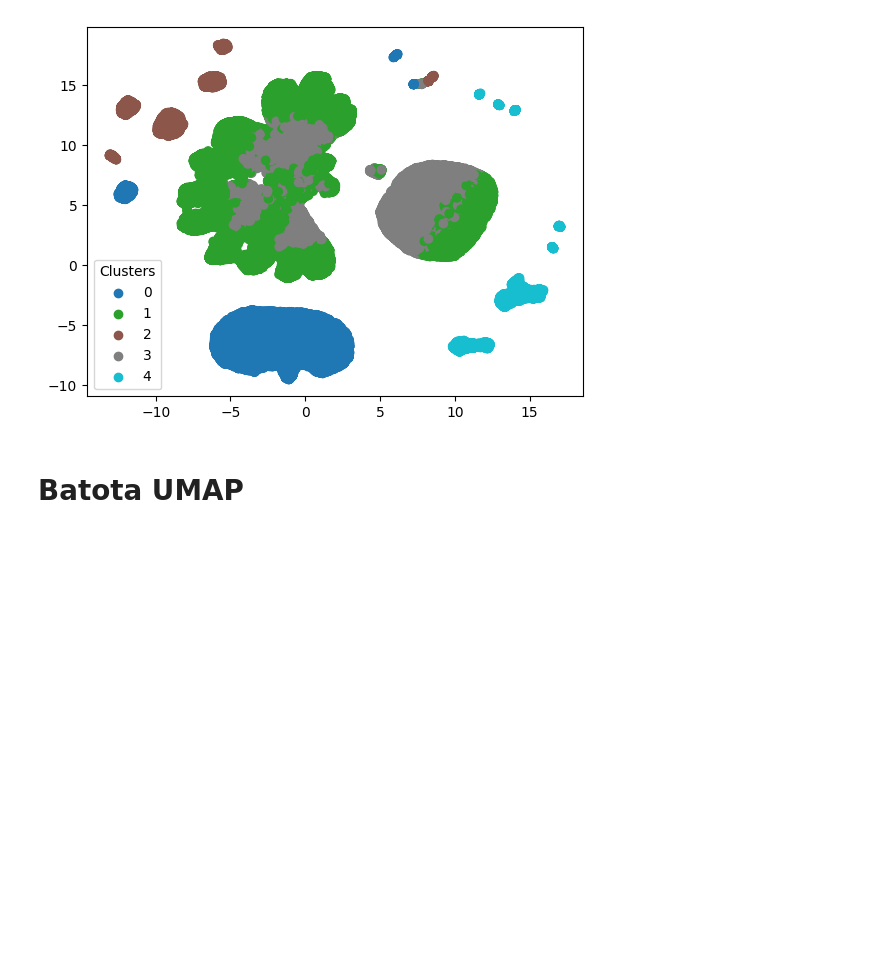
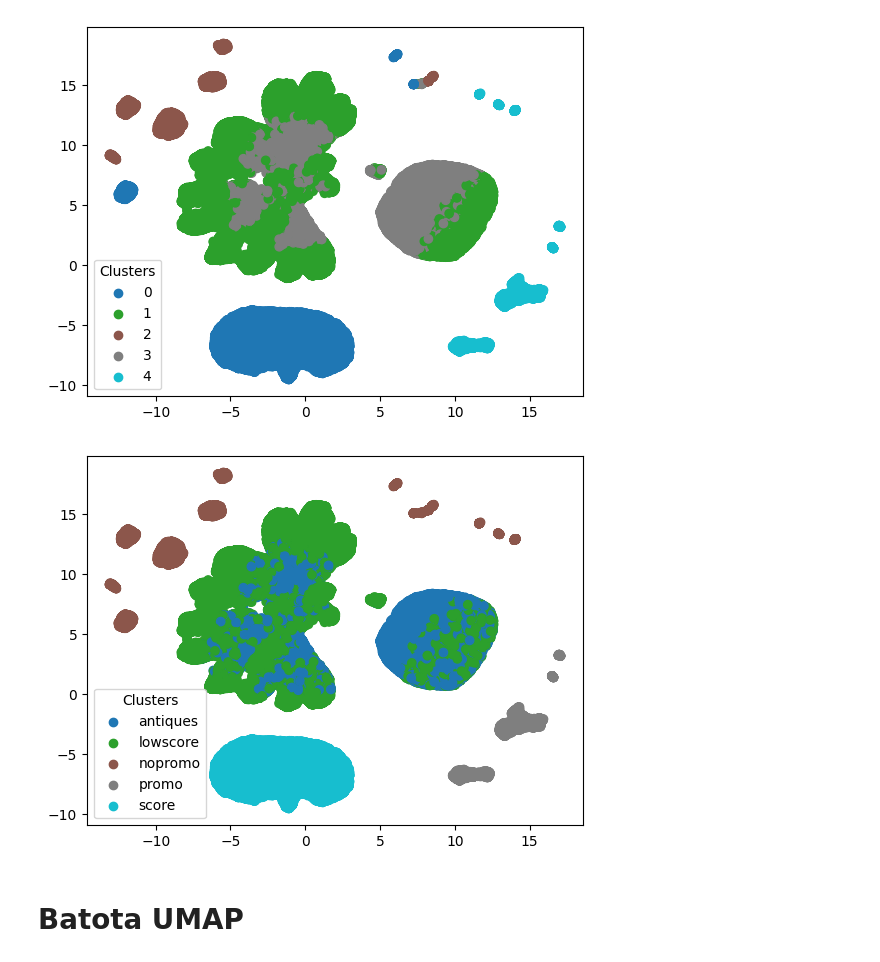
Before and after one commit to Rita-Centeno/DMI, a Jupyter notebook: clustering_dem10.0.ipynb, the cells around one changed output. Cells and saved outputs as stored; diff of their text form; code cells hidden in the pictures; blank space fills up the shorter version.

Commit message:
clustering perspectives done

```diff
--- a/clustering_dem10.0.ipynb
+++ b/clustering_dem10.0.ipynb
@@ -1436,3 +1433,15 @@ PRECISO CONCLUSÃO
 # %%
 kmeans = KMeans(n_clusters = 5, init='k-means++', n_init=20,  random_state = 1).fit(demographic_mm_scl)
 demographic['mm_kmeans5'] = kmeans.predict(demographic_mm_scl)
+# %%
+# Define the mapping from values to categories
+clusters_mapping = {
+    0: 'score',
+    1: 'low score',
+    2: 'nopromo',
+    3: 'antiques',
+    4: 'promo'
+}
+
+# Create a new variable based on the existing variable
+demographic['cluster_mmk5'] = [clusters_mapping[value] for value in demographic['mm_kmeans5']]
@@ -1448,5 +1475,27 @@ dem1['mm_ward5'] = AgglomerativeClustering(
 dem2['mm_ward5'] = AgglomerativeClustering(
     linkage = 'ward', n_clusters = 5
     ).fit_predict(dem2_mm_scl)
+# %%
+# Define the mapping from values to categories
+clusters_mapping1 = {
+    0: 'antiques',
+    1: 'nopromo',
+    2: 'score',
+    3: 'promo',
+    4: 'lowscore'
+}
+
+clusters_mapping2 = {
+    0: 'nopromo',
+    1: 'lowscore',
+    2: 'score',
+    3: 'promo',
+    4: 'antiques'
+}
+# Create a new variable based on the existing variable
+dem1['cluster'] = [clusters_mapping1[value] for value in dem1['mm_ward5']]
+dem2['cluster'] = [clusters_mapping2[value] for value in dem2['mm_ward5']]
 # %%
 combined_dem = pd.concat([dem1, dem2], ignore_index=False)
+combined_dem.sort_index(inplace=True)
+combined_dem.to_csv('Data/New_Data/combined_dem_ward5.csv', index=True)
@@ -1458,7 +1556,9 @@ visualize_dimensionality_reduction(umap_embedding_mm_all, demographic['mm_kmeans
 [figure]
 # %%
 # WARDcombined_dem
-visualize_dimensionality_reduction(umap_embedding_mm_all, combined_dem['mm_kmeans5'])
+visualize_dimensionality_reduction(umap_embedding_mm_all, combined_dem['cluster'])
+# %% [output]
+[figure, added]
 # %% [markdown]
 # Batota UMAP
 # %%
```
Also changed, not shown: parts of 8 cells of this notebook, 1 other file.
